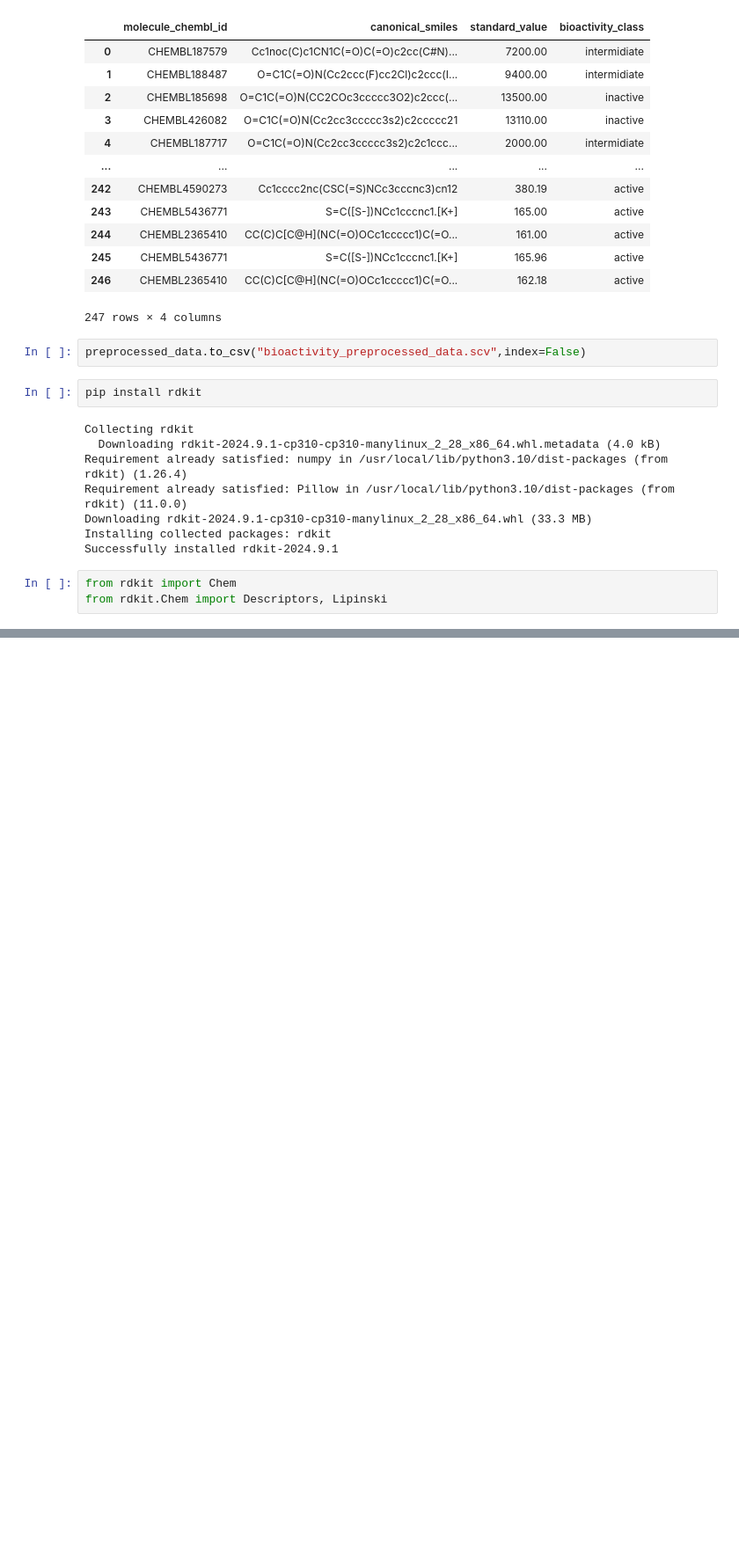
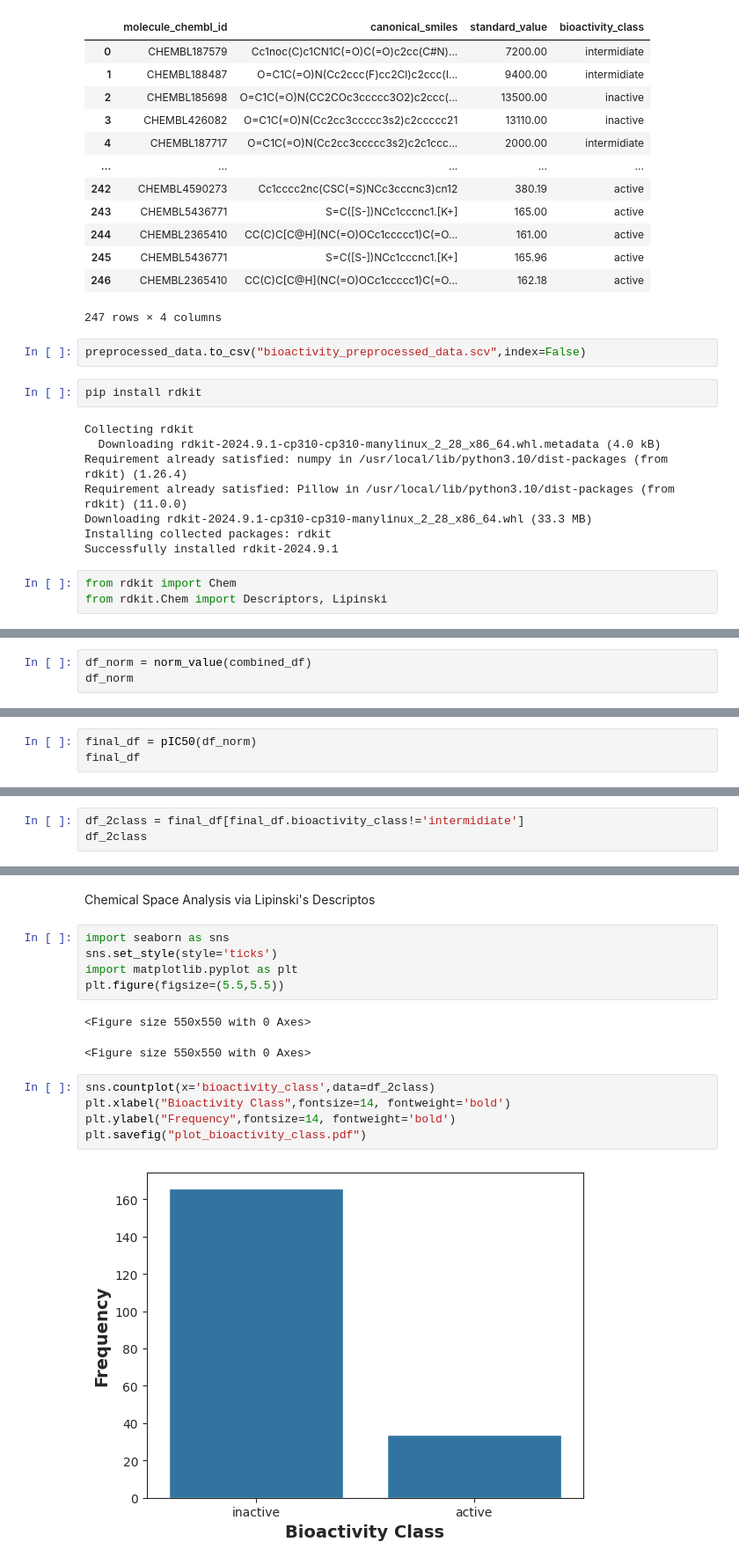
Before and after one commit to Favour-Aransiola/drug-discovery, a Jupyter notebook: drug_discovery.ipynb, the cells around one changed output, grey strips where cells are left out. Shown at 88% size. Drawn from its saved outputs; the diff is of its cells as text; blank space fills up the shorter version.

```diff
--- a/drug_discovery.ipynb
+++ b/drug_discovery.ipynb
@@ -152,0 +249,3 @@ def lipinski(smiles, verbose=False):
+# %%
+df_norm = norm_value(combined_df)
+df_norm
@@ -152,0 +266,3 @@ def lipinski(smiles, verbose=False):
+# %%
+final_df = pIC50(df_norm)
+final_df
@@ -152,0 +285,3 @@ def lipinski(smiles, verbose=False):
+# %%
+df_2class = final_df[final_df.bioactivity_class!='intermidiate']
+df_2class
@@ -152,0 +302,17 @@ def lipinski(smiles, verbose=False):
+# %% [markdown]
+Chemical Space Analysis via Lipinski's Descriptos
+# %%
+import seaborn as sns
+sns.set_style(style='ticks')
+import matplotlib.pyplot as plt
+plt.figure(figsize=(5.5,5.5))
+# %% [output]
+<Figure size 550x550 with 0 Axes>
+<Figure size 550x550 with 0 Axes>
+# %%
+sns.countplot(x='bioactivity_class',data=df_2class)
+plt.xlabel("Bioactivity Class",fontsize=14, fontweight='bold')
+plt.ylabel("Frequency",fontsize=14, fontweight='bold')
+plt.savefig("plot_bioactivity_class.pdf")
+# %% [output]
+[figure, added]
```
Also changed, not shown: parts of 39 cells of this notebook.
